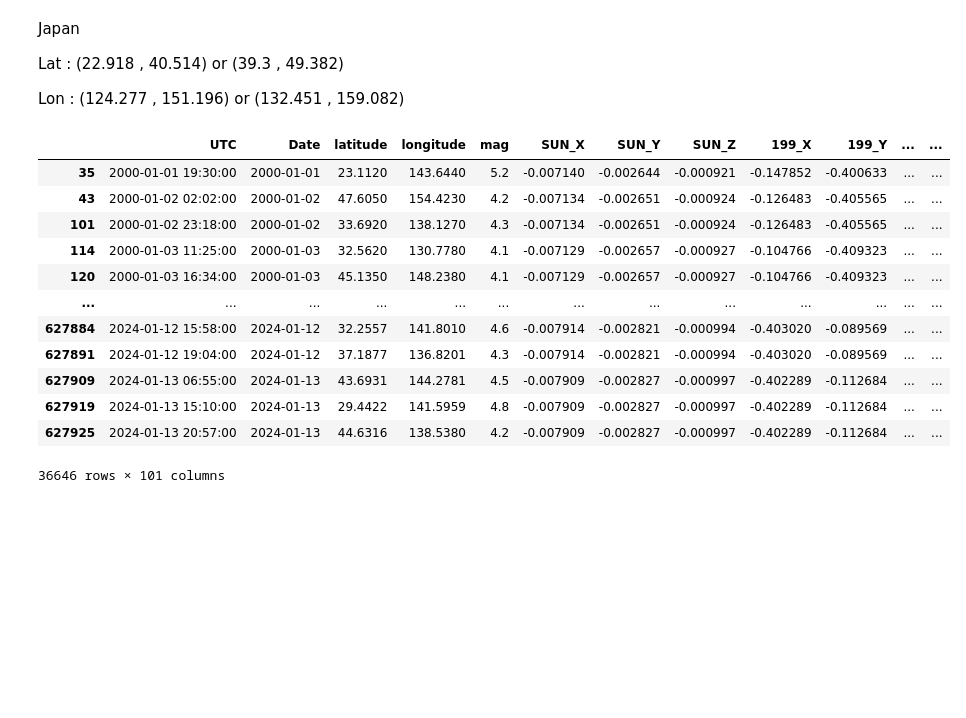
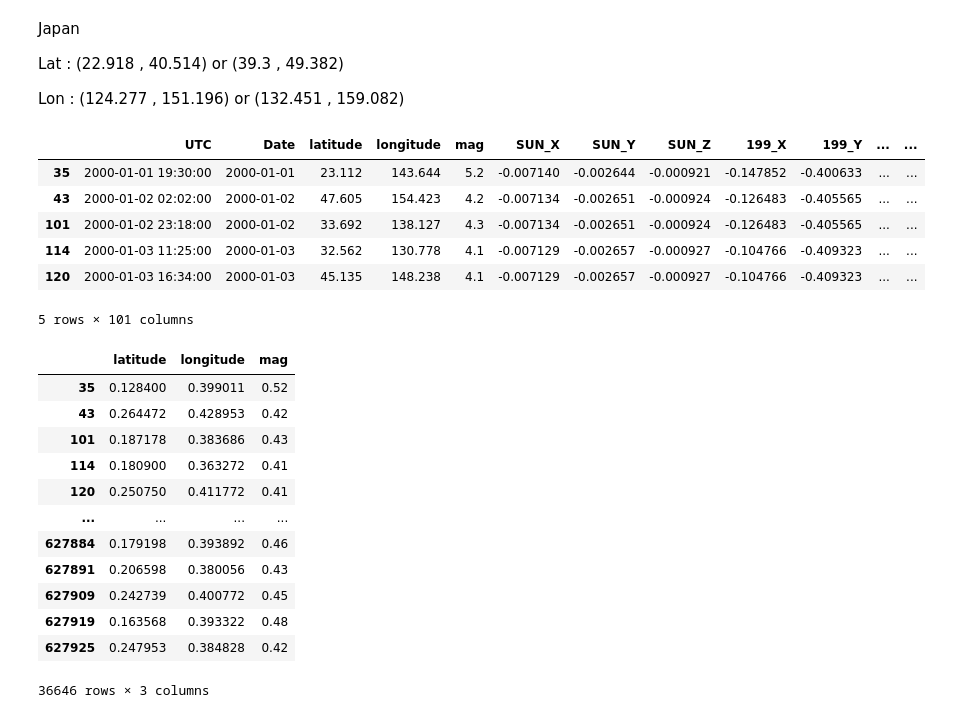
Before and after one commit to peeb01/Earthquake, a Jupyter notebook: Machine Learning Model/test.ipynb, the cells around one changed output. Cells and saved outputs as stored; diff of their text form; code cells hidden in the pictures; blank space fills up the shorter version.

```diff
--- a/Machine Learning Model/test.ipynb
+++ b/Machine Learning Model/test.ipynb
@@ -48,19 +38,13 @@ Lon : (124.277 ,     151.196)     or      (132.451 ,   159.082)
 # %%
 Jp = df[((22.918 <= df['latitude']) & (df['latitude'] <= 40.514) | (39.3 <= df['latitude']) & (df['latitude'] <= 49.382)) &
         ((124.277 <= df['longitude']) & (df['longitude'] <= 151.196) | (132.451 <= df['longitude']) & (df['longitude'] <= 159.082)) &
         (df['Date'] >= '2000-01-01') & (df['mag'] >= 0)]
-Jp
+Jp.head(5)
 # %% [output]
 |  | UTC | Date | latitude | longitude | mag | SUN_X | SUN_Y | SUN_Z | 199_X | 199_Y | ... | ... |
-| 35 | 2000-01-01 19:30:00 | 2000-01-01 | 23.1120 | 143.6440 | 5.2 | -0.007140 | -0.002644 | -0.000921 | -0.147852 | -0.400633 | ... | ... |
-| 43 | 2000-01-02 02:02:00 | 2000-01-02 | 47.6050 | 154.4230 | 4.2 | -0.007134 | -0.002651 | -0.000924 | -0.126483 | -0.405565 | ... | ... |
-| 101 | 2000-01-02 23:18:00 | 2000-01-02 | 33.6920 | 138.1270 | 4.3 | -0.007134 | -0.002651 | -0.000924 | -0.126483 | -0.405565 | ... | ... |
-| 114 | 2000-01-03 11:25:00 | 2000-01-03 | 32.5620 | 130.7780 | 4.1 | -0.007129 | -0.002657 | -0.000927 | -0.104766 | -0.409323 | ... | ... |
-| 120 | 2000-01-03 16:34:00 | 2000-01-03 | 45.1350 | 148.2380 | 4.1 | -0.007129 | -0.002657 | -0.000927 | -0.104766 | -0.409323 | ... | ... |
-| ... | ... | ... | ... | ... | ... | ... | ... | ... | ... | ... | ... | ... |
-| 627884 | 2024-01-12 15:58:00 | 2024-01-12 | 32.2557 | 141.8010 | 4.6 | -0.007914 | -0.002821 | -0.000994 | -0.403020 | -0.089569 | ... | ... |
-| 627891 | 2024-01-12 19:04:00 | 2024-01-12 | 37.1877 | 136.8201 | 4.3 | -0.007914 | -0.002821 | -0.000994 | -0.403020 | -0.089569 | ... | ... |
-| 627909 | 2024-01-13 06:55:00 | 2024-01-13 | 43.6931 | 144.2781 | 4.5 | -0.007909 | -0.002827 | -0.000997 | -0.402289 | -0.112684 | ... | ... |
-| 627919 | 2024-01-13 15:10:00 | 2024-01-13 | 29.4422 | 141.5959 | 4.8 | -0.007909 | -0.002827 | -0.000997 | -0.402289 | -0.112684 | ... | ... |
-| 627925 | 2024-01-13 20:57:00 | 2024-01-13 | 44.6316 | 138.5380 | 4.2 | -0.007909 | -0.002827 | -0.000997 | -0.402289 | -0.112684 | ... | ... |
+| 35 | 2000-01-01 19:30:00 | 2000-01-01 | 23.112 | 143.644 | 5.2 | -0.007140 | -0.002644 | -0.000921 | -0.147852 | -0.400633 | ... | ... |
+| 43 | 2000-01-02 02:02:00 | 2000-01-02 | 47.605 | 154.423 | 4.2 | -0.007134 | -0.002651 | -0.000924 | -0.126483 | -0.405565 | ... | ... |
+| 101 | 2000-01-02 23:18:00 | 2000-01-02 | 33.692 | 138.127 | 4.3 | -0.007134 | -0.002651 | -0.000924 | -0.126483 | -0.405565 | ... | ... |
+| 114 | 2000-01-03 11:25:00 | 2000-01-03 | 32.562 | 130.778 | 4.1 | -0.007129 | -0.002657 | -0.000927 | -0.104766 | -0.409323 | ... | ... |
+| 120 | 2000-01-03 16:34:00 | 2000-01-03 | 45.135 | 148.238 | 4.1 | -0.007129 | -0.002657 | -0.000927 | -0.104766 | -0.409323 | ... | ... |
-36646 rows × 101 columns
+5 rows × 101 columns
@@ -66,0 +55,21 @@ Jp
+# %%
+time = Jp['UTC']/10**9
+lat = Jp['latitude']/180
+lon = Jp['longitude']/360
+mag = Jp['mag']/10
+y = pd.concat([lat, lon, mag], axis=1)
+y
+# %% [output]
+|  | latitude | longitude | mag |
+| 35 | 0.128400 | 0.399011 | 0.52 |
+| 43 | 0.264472 | 0.428953 | 0.42 |
+| 101 | 0.187178 | 0.383686 | 0.43 |
+| 114 | 0.180900 | 0.363272 | 0.41 |
+| 120 | 0.250750 | 0.411772 | 0.41 |
+| ... | ... | ... | ... |
+| 627884 | 0.179198 | 0.393892 | 0.46 |
+| 627891 | 0.206598 | 0.380056 | 0.43 |
+| 627909 | 0.242739 | 0.400772 | 0.45 |
+| 627919 | 0.163568 | 0.393322 | 0.48 |
+| 627925 | 0.247953 | 0.384828 | 0.42 |
+36646 rows × 3 columns
```
Also changed, not shown: parts of 18 cells of this notebook, 20 other files.
